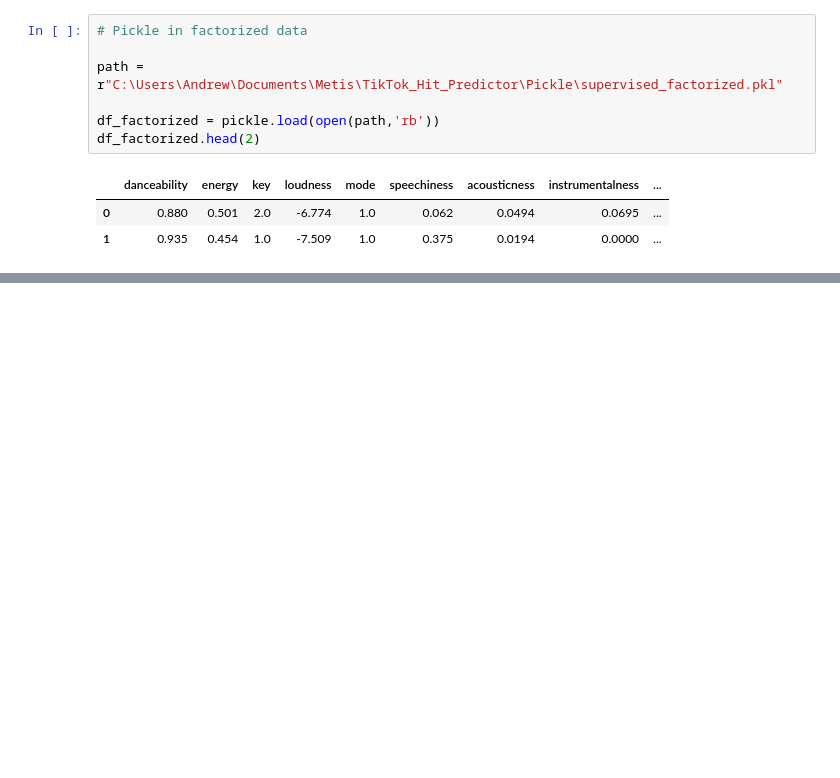
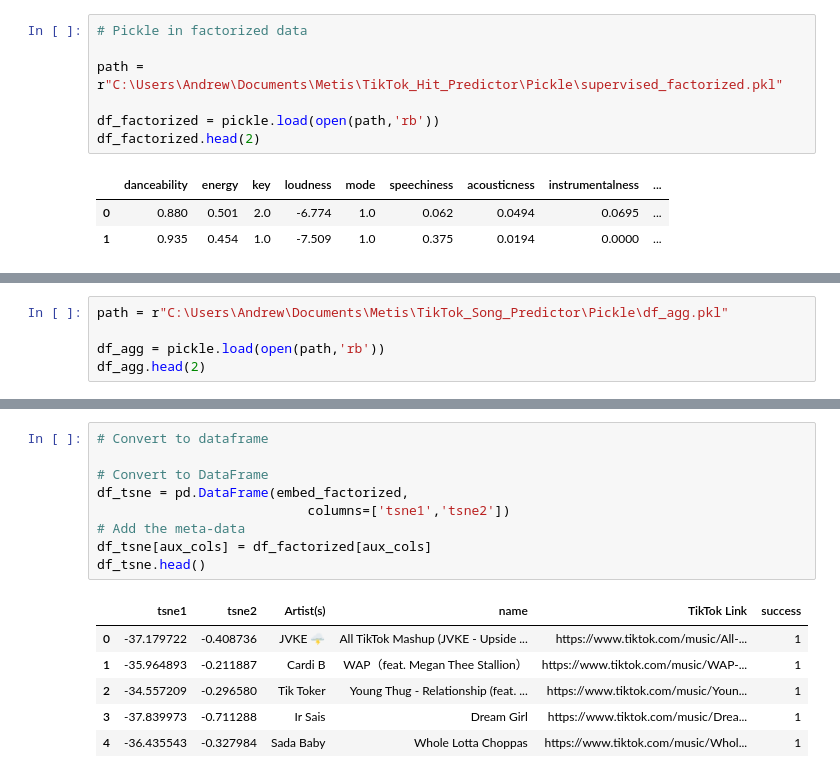
Before and after one commit to andrewdouglassmith1/TikTok_Hit_Predictor, a Jupyter notebook: Outside_Data_Models/8-TSNE-Plot.ipynb, the cells around one changed output, grey strips where cells are left out. Drawn from its saved outputs; the diff is of its cells as text; blank space fills up the shorter version.

```diff
--- a/Outside_Data_Models/8-TSNE-Plot.ipynb
+++ b/Outside_Data_Models/8-TSNE-Plot.ipynb
@@ -43,0 +48,5 @@ df_factorized.head(2)
+# %%
+path = r"C:\Users\Andrew\Documents\Metis\TikTok_Song_Predictor\Pickle\df_agg.pkl"
+
+df_agg = pickle.load(open(path,'rb'))
+df_agg.head(2)
@@ -47,0 +132,16 @@ SyntaxError: invalid syntax (<ipython-input-19-59968e642a63>, line 1)
+# %%
+# Convert to dataframe
+
+# Convert to DataFrame
+df_tsne = pd.DataFrame(embed_factorized,
+                           columns=['tsne1','tsne2'])
+# Add the meta-data
+df_tsne[aux_cols] = df_factorized[aux_cols]
+df_tsne.head()
+# %% [output]
+|  | tsne1 | tsne2 | Artist(s) | name | TikTok Link | success |
+| 0 | -37.179722 | -0.408736 | JVKE 🌩 | All TikTok Mashup (JVKE - Upside ... | https://www.tiktok.com/music/All-... | 1 |
+| 1 | -35.964893 | -0.211887 | Cardi B | WAP（feat. Megan Thee Stallion） | https://www.tiktok.com/music/WAP-... | 1 |
+| 2 | -34.557209 | -0.296580 | Tik Toker | Young Thug - Relationship (feat. ... | https://www.tiktok.com/music/Youn... | 1 |
+| 3 | -37.839973 | -0.711288 | Ir Sais | Dream Girl | https://www.tiktok.com/music/Drea... | 1 |
+| 4 | -36.435543 | -0.327984 | Sada Baby | Whole Lotta Choppas | https://www.tiktok.com/music/Whol... | 1 |
```
Also changed, not shown: parts of 21 cells of this notebook, 7 other files.
